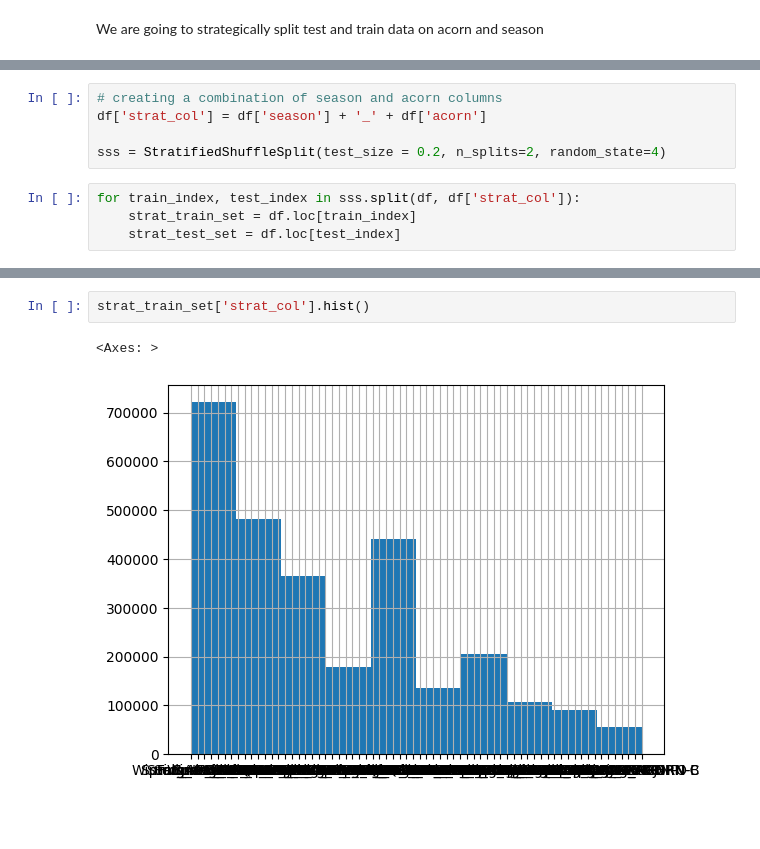
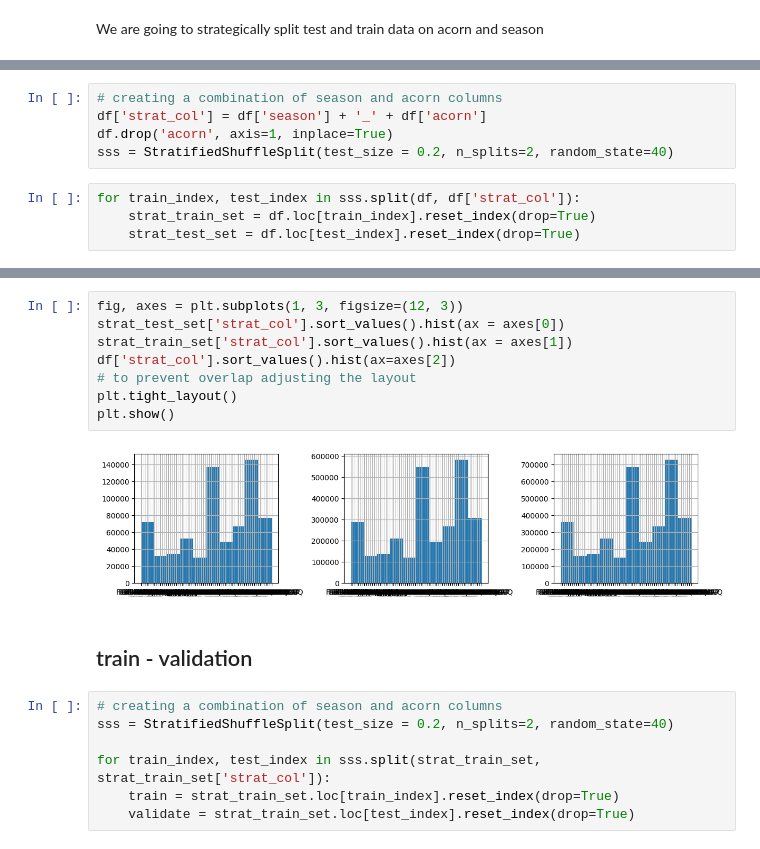
Before and after one commit to Hestia-Thesis/data_science, a Jupyter notebook: ML.ipynb, the cells around one changed output, grey strips where cells are left out. Drawn from its saved outputs; the diff is of its cells as text; blank space fills up the shorter version.

```diff
--- a/ML.ipynb
+++ b/ML.ipynb
@@ -62,9 +50,9 @@ y = df['energy_sum']
 # %%
 # creating a combination of season and acorn columns
 df['strat_col'] = df['season'] + '_' + df['acorn']
-
-sss = StratifiedShuffleSplit(test_size = 0.2, n_splits=2, random_state=4)
+df.drop('acorn', axis=1, inplace=True)
+sss = StratifiedShuffleSplit(test_size = 0.2, n_splits=2, random_state=40)
 # %%
 for train_index, test_index in sss.split(df, df['strat_col']):
-    strat_train_set = df.loc[train_index]
-    strat_test_set = df.loc[test_index]
+    strat_train_set = df.loc[train_index].reset_index(drop=True)
+    strat_test_set = df.loc[test_index].reset_index(drop=True)
@@ -76,5 +59,19 @@ strat_test_set['strat_col'].hist()
-# %%
-strat_train_set['strat_col'].hist()
-# %% [output]
-<Axes: >
-[figure, removed]
+# %%
+fig, axes = plt.subplots(1, 3, figsize=(12, 3))
+strat_test_set['strat_col'].sort_values().hist(ax = axes[0])
+strat_train_set['strat_col'].sort_values().hist(ax = axes[1])
+df['strat_col'].sort_values().hist(ax=axes[2])
+# to prevent overlap adjusting the layout
+plt.tight_layout()
+plt.show()
+# %% [output]
+[figure, added]
+# %% [markdown]
+## train - validation
+# %%
+# creating a combination of season and acorn columns
+sss = StratifiedShuffleSplit(test_size = 0.2, n_splits=2, random_state=40)
+
+for train_index, test_index in sss.split(strat_train_set, strat_train_set['strat_col']):
+    train = strat_train_set.loc[train_index].reset_index(drop=True)
+    validate = strat_train_set.loc[test_index].reset_index(drop=True)
```
Also changed, not shown: parts of 42 cells of this notebook.
